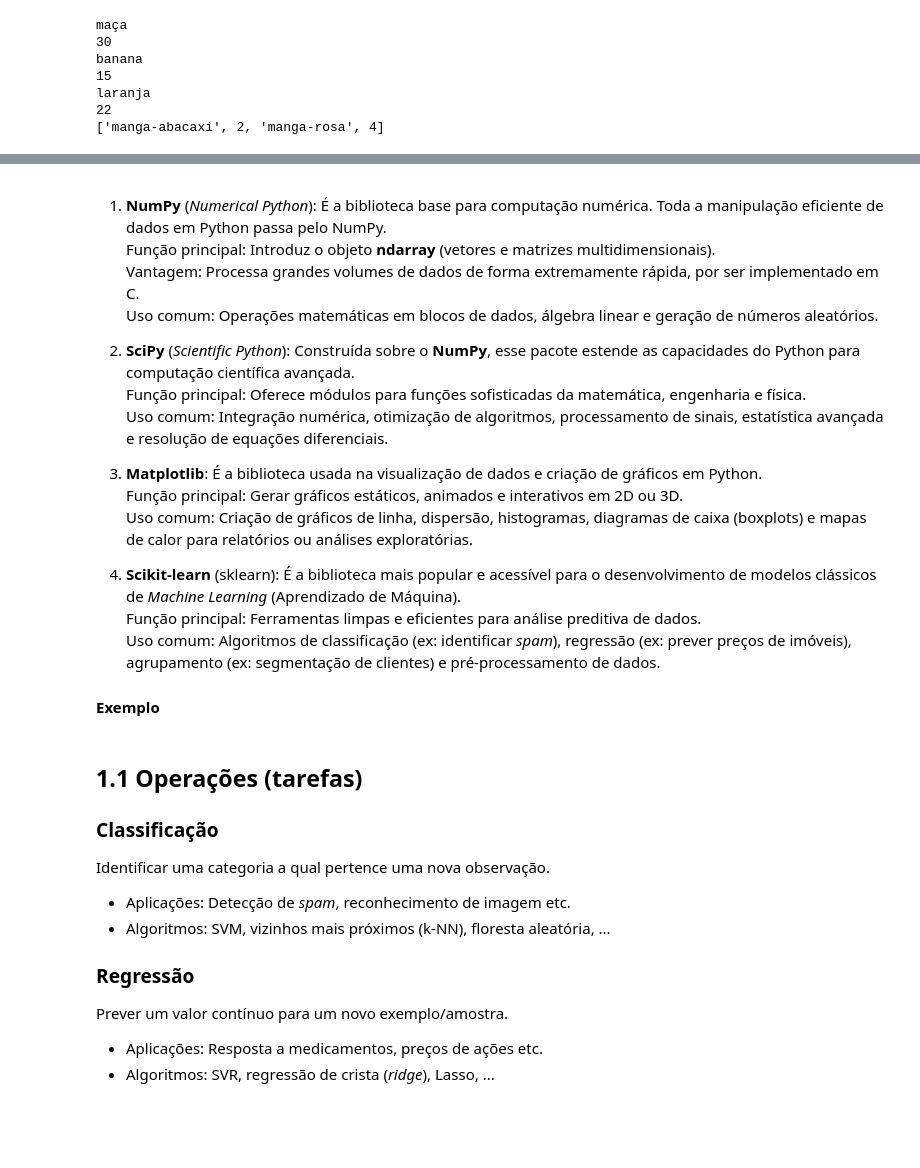
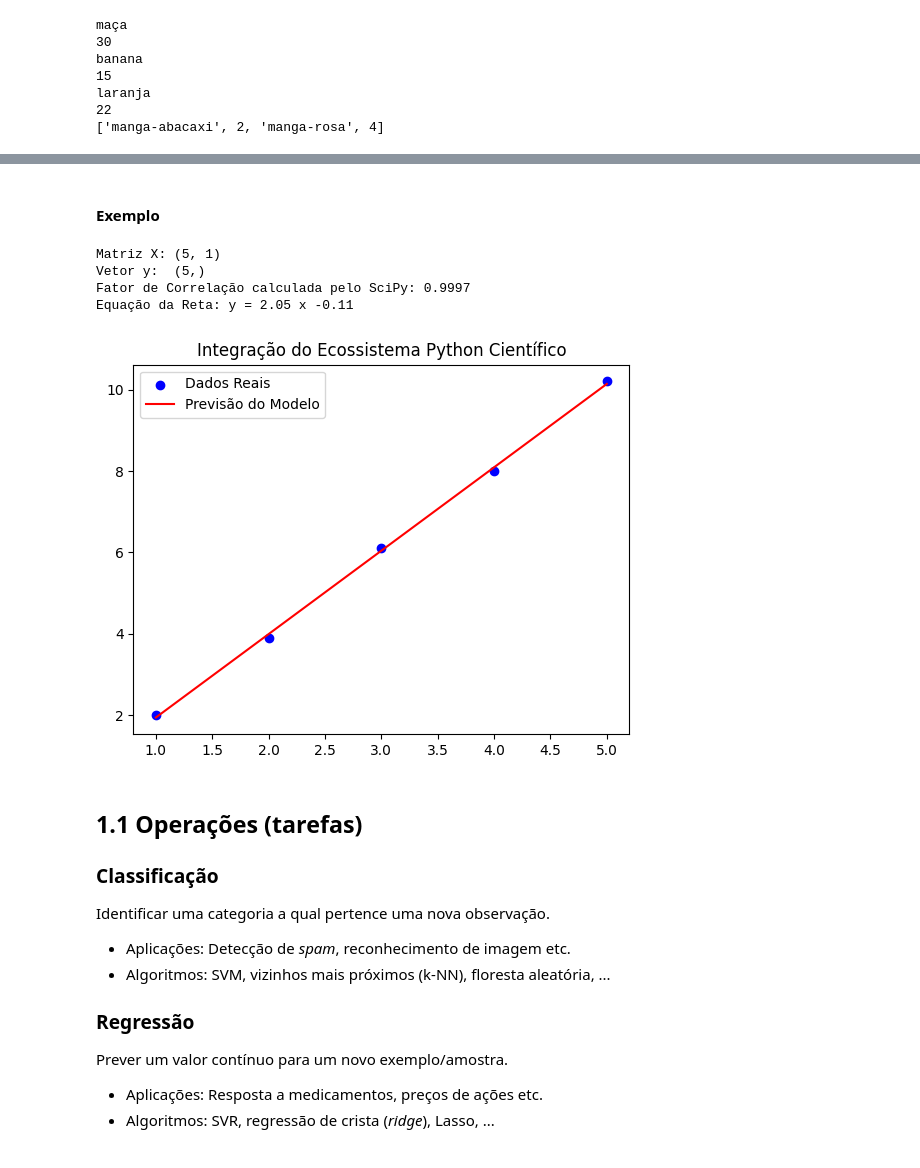
Before and after one commit to kaw19/github, a Jupyter notebook: Aula_1/1. Modelo Linear.ipynb, the cells around one changed output, grey strips where cells are left out. Saved outputs shown, nothing was run; the diff lists cells and outputs as text; code cells hidden in the pictures; blank space fills up the shorter version.

Commit message:
Segunda versão: Modelo linear & Python

```diff
--- a/Aula_1/1. Modelo Linear.ipynb
+++ b/Aula_1/1. Modelo Linear.ipynb
@@ -82,49 +196,39 @@ laranja
 <span style="float: left; font-size: 1.5em; line-height: 1; margin-right: 0.2em; color: red">Atenção:</span>
 Embora usamos a linha `import sklearn` no código (programa, *script*), o nome real do pacote a ser instalado é **scikit-learn**.
 # %% [markdown]
-1. **NumPy** (*Numerical Python*): É a biblioteca base para computação numérica. Toda a manipulação eficiente de dados em Python passa pelo NumPy.
-Função principal: Introduz o objeto **ndarray** (vetores e matrizes multidimensionais).
-Vantagem: Processa grandes volumes de dados de forma extremamente rápida, por ser implementado em C.
-Uso comum: Operações matemáticas em blocos de dados, álgebra linear e geração de números aleatórios.
-
-2. **SciPy** (*Scientific Python*): Construída sobre o **NumPy**, esse pacote estende as capacidades do Python para computação científica avançada.
-Função principal: Oferece módulos para funções sofisticadas da matemática, engenharia e física.
-Uso comum: Integração numérica, otimização de algoritmos, processamento de sinais, estatística avançada e resolução de equações diferenciais.
-
-3. **Matplotlib**: É a biblioteca usada na visualização de dados e criação de gráficos em Python.
-Função principal: Gerar gráficos estáticos, animados e interativos em 2D ou 3D.
-Uso comum: Criação de gráficos de linha, dispersão, histogramas, diagramas de caixa (boxplots) e mapas de calor para relatórios ou análises exploratórias.
-
-4. **Scikit-learn** (sklearn): É a biblioteca mais popular e acessível para o desenvolvimento de modelos clássicos de *Machine Learning* (Aprendizado de Máquina).
-Função principal: Ferramentas limpas e eficientes para análise preditiva de dados.
-Uso comum: Algoritmos de classificação (ex: identificar *spam*), regressão (ex: prever preços de imóveis), agrupamento (ex: segmentação de clientes) e pré-processamento de dados.
-
 #### Exemplo
 # %%
 import numpy as np
 import matplotlib.pyplot as plt
 from scipy import stats
 from sklearn.linear_model import LinearRegression
 
 # NumPy gera os dados simulados
-X = np.array([[1], [2], [3], [4], [5]])
-y = np.array([2, 3.9, 6.1, 8.0, 10.2])
+X = np.array([[1], [2], [3], [4], [5]]); print('Matriz X:', X.shape)
+y = np.array([2, 3.9, 6.1, 8.0, 10.2]);  print('Vetor y: ', y.shape)
 
 # SciPy faz uma análise estatística dos dados
 slope, intercept, r_value, p_value, std_err = stats.linregress(X.flatten(), y)
-print(f"Correlação calculada pelo SciPy: {r_value:.4f}")
+print(f"Fator de Correlação calculada pelo SciPy: {r_value:.4f}")
 
 # Scikit-learn treina um modelo de Machine Learning (Regressão Linear)
 modelo = LinearRegression()
 modelo.fit(X, y)
 predicoes = modelo.predict(X)
+print(f"Equação da Reta: y = {slope:.2f} x {intercept:+.2f}")
 
 # Matplotlib exibe os dados reais vs. a previsão do modelo
 plt.scatter(X, y, color='blue', label='Dados Reais')
 plt.plot(X, predicoes, color='red', label='Previsão do Modelo')
 plt.title('Integração do Ecossistema Python Científico')
 plt.legend()
 plt.show()
+# %% [output]
+Matriz X: (5, 1)
+Vetor y:  (5,)
+Fator de Correlação calculada pelo SciPy: 0.9997
+Equação da Reta: y = 2.05 x -0.11
+[figure, added]
 # %% [markdown]
 ## 1.1 Operações (tarefas)
 ### Classificação
```
Also changed, not shown: parts of 9 cells of this notebook.
